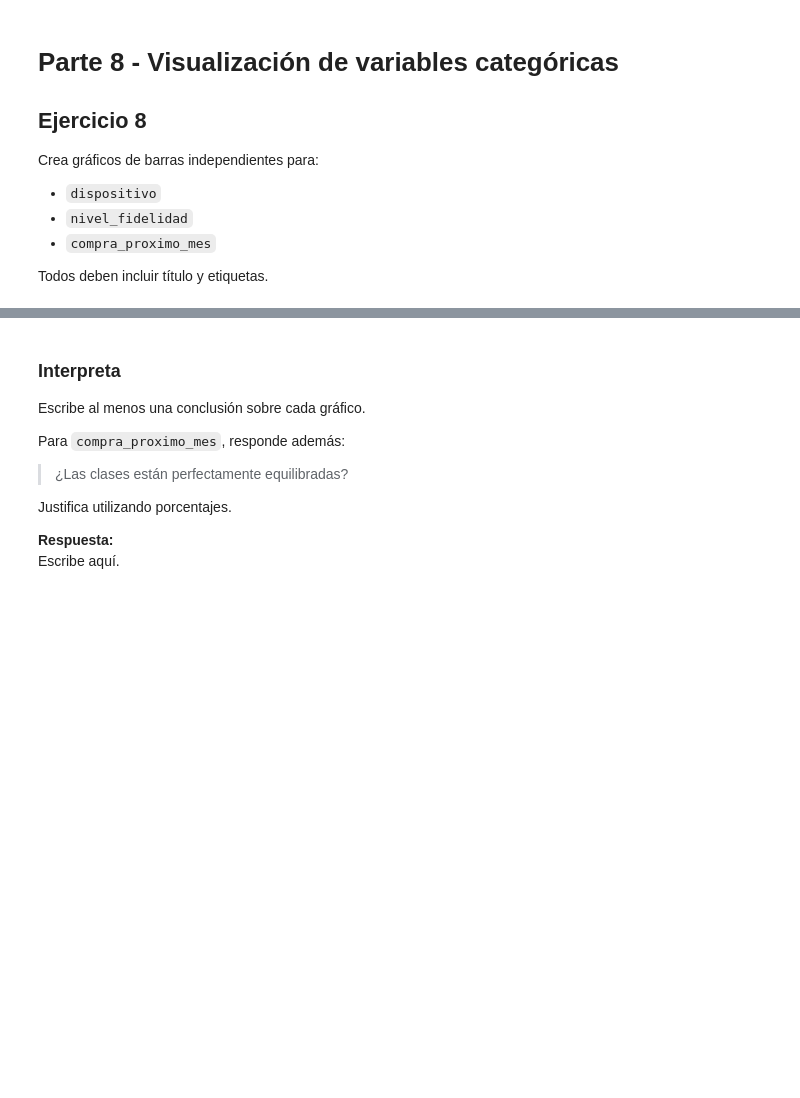
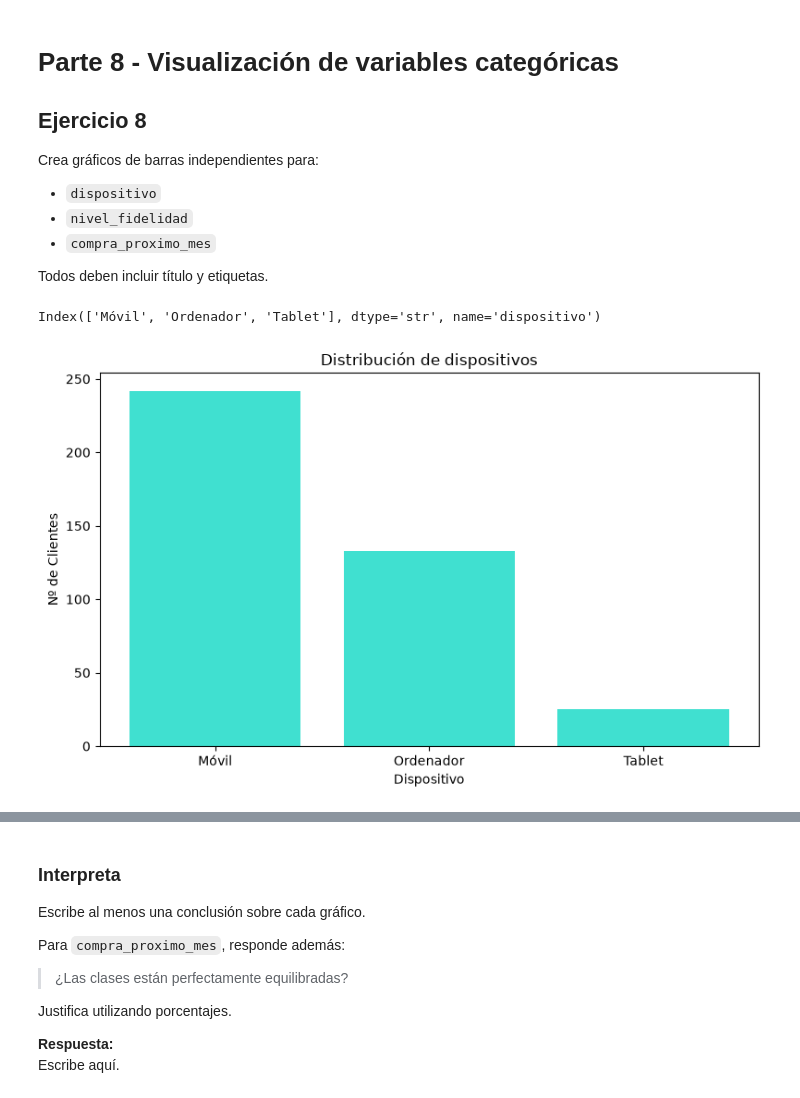
Before and after one commit to juanfeemv/jupyternotebooks, a Jupyter notebook: Practica_05_JuanFelipeMena.ipynb, the cells around one changed output, grey strips where cells are left out. Saved outputs shown, nothing was run; the diff lists cells and outputs as text; code cells hidden in the pictures; blank space fills up the shorter version.

```diff
--- a/Practica_05_JuanFelipeMena.ipynb
+++ b/Practica_05_JuanFelipeMena.ipynb
@@ -494,5 +563,18 @@ Crea gráficos de barras independientes para:
 Todos deben incluir título y etiquetas.
 # %%
 # TODO: gráfico de barras de dispositivo
+conteos = df["dispositivo"].value_counts()
+print(conteos.index)
+
+plt.figure(figsize = (8, 5))
+plt.bar(conteos.index, conteos.values, color = "turquoise")
+plt.xlabel("Dispositivo")
+plt.ylabel("Nº de Clientes")
+plt.title("Distribución de dispositivos")
+plt.tight_layout()
+plt.show()
+# %% [output]
+Index(['Móvil', 'Ordenador', 'Tablet'], dtype='str', name='dispositivo')
+[figure, added]
 # %%
 # TODO: gráfico de barras de nivel_fidelidad
```
Also changed, not shown: parts of 11 cells of this notebook.
